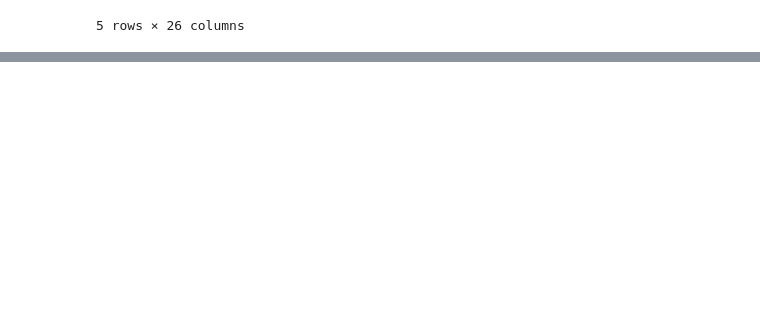
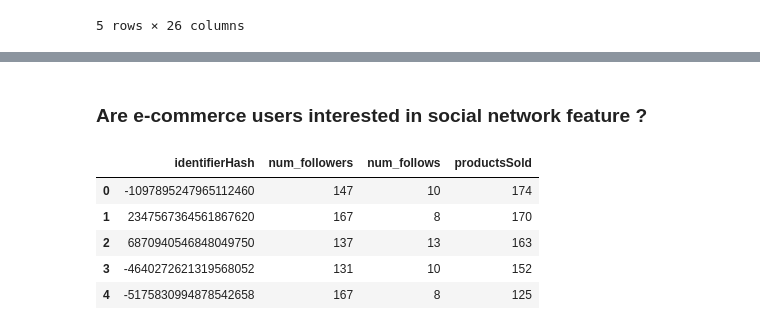
Before and after one commit to FriedaTims-Jansma/E-commerce_SQL, a Jupyter notebook: notebooks/Ecommerce-users-of-a-french-c2c-fashion-store.ipynb, the cells around one changed output, grey strips where cells are left out. Drawn from its saved outputs; the diff is of its cells as text; code cells hidden in the pictures; blank space fills up the shorter version.

```diff
--- a/notebooks/Ecommerce-users-of-a-french-c2c-fashion-store.ipynb
+++ b/notebooks/Ecommerce-users-of-a-french-c2c-fashion-store.ipynb
@@ -1,2 +7,4 @@
 # %%
 import pandas as pd
+pd.set_option('display.max_columns', None)
+import pandasql as ps
@@ -37,0 +61,18 @@ df_top_sellers.head()
+# %% [markdown]
+### Are e-commerce users interested in social network feature ?
+# %%
+ps.sqldf(
+    """
+    SELECT identifierHash, socialNbFollowers AS num_followers, socialNbFollows AS num_follows, productsSold
+    FROM df_users
+    GROUP BY identifierHash
+    ORDER BY productsSold DESC
+    """
+    ).head()
+# %% [output]
+|  | identifierHash | num_followers | num_follows | productsSold |
+| 0 | -1097895247965112460 | 147 | 10 | 174 |
+| 1 | 2347567364561867620 | 167 | 8 | 170 |
+| 2 | 6870940546848049750 | 137 | 13 | 163 |
+| 3 | -4640272621319568052 | 131 | 10 | 152 |
+| 4 | -5175830994878542658 | 167 | 8 | 125 |
```
Also changed, not shown: parts of 10 cells of this notebook.
